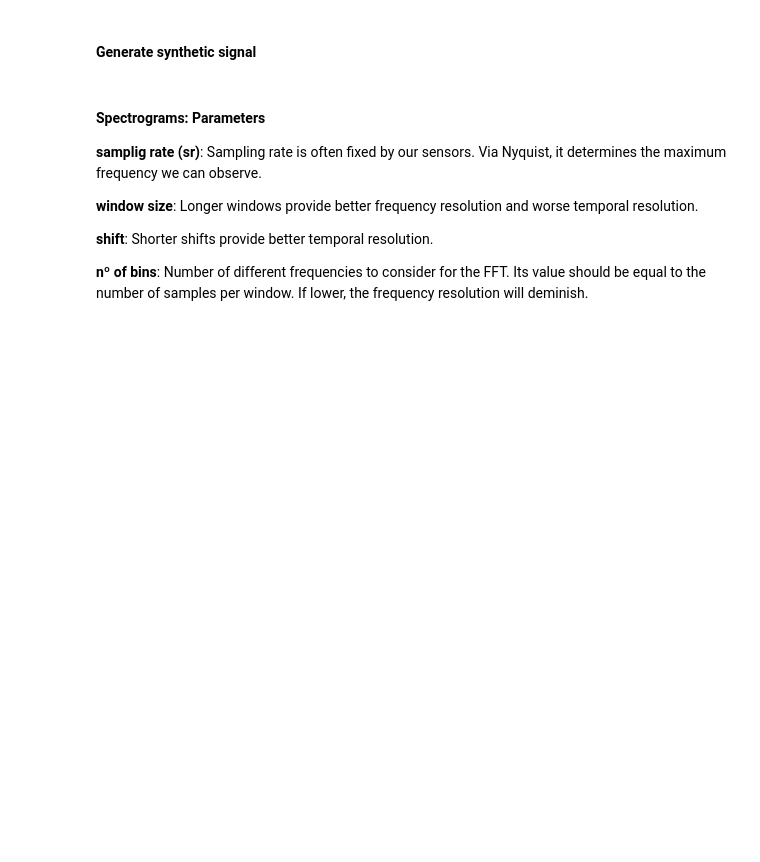
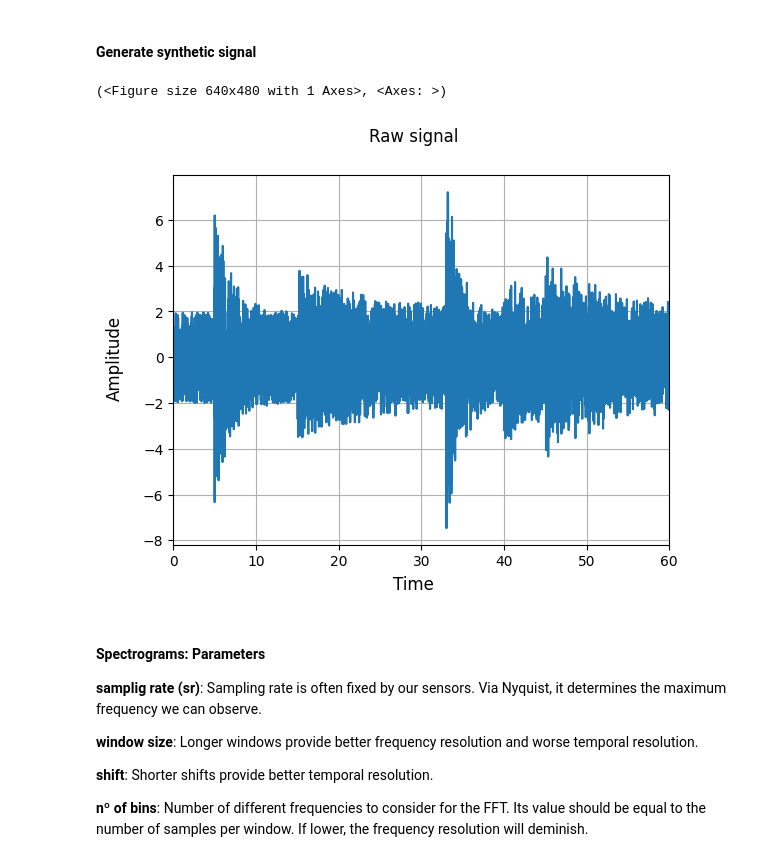
Before and after one commit to JesusGarSan/MESA, a Jupyter notebook: external/tutorials/spatial_statistics.ipynb, the cells around one changed output. Cells and saved outputs as stored; diff of their text form; code cells hidden in the pictures; blank space fills up the shorter version.

```diff
--- a/external/tutorials/spatial_statistics.ipynb
+++ b/external/tutorials/spatial_statistics.ipynb
@@ -27,32 +112,37 @@ plt.close('all')
 # %%
 T = 60 #s. Duration in secods
 sr = 100 # Sampling rate
 n_samples = int(T*sr)
 
 time = np.linspace(0,T, n_samples)
 
 # Generate Chirps
 chirp = np.zeros_like(time)
 # chirp  += generate.chirp(time, A=1.0, f0=0.0, f1=50., t0=1. ,t1=60 ,method='linear',phi=0)*generate.decay(time, 0.0, 1.)
 # chirp  += generate.chirp(time, A=1.0, f0=50., f1=0.0, t0=1. ,t1=60 ,method='linear',phi=0)*generate.decay(time, 0.0, 1.)
 # chirp  += generate.chirp(time, A=4.0, f0=40., f1=10., t0=10 ,t1=25 ,method='linear',phi=0)*generate.decay(time, 0.5, 10)
 # chirp  += generate.chirp(time, A=1.5, f0=10., f1=15., t0=25 ,t1=30 ,method='linear',phi=0)*generate.decay(time, 0.1, 25)
 
 chirp  += generate.chirp(time, A=5.0, f0=45., f1=15., t0=5. ,t1=6. ,method='linear',phi=0)*generate.decay(time, 0.5, 5.) # F falls qucikly in time
 chirp  += generate.chirp(time, A=6.0, f0=0., f1=30, t0=33 ,t1=33.1 ,method='linear',phi=0)*generate.decay(time, 0.6, 33) # F grows quickly in time
 
 chirp  += generate.chirp(time, A=2.0, f0=25., f1=25.1, t0=15 ,t1=35 ,method='linear',phi=0)*generate.decay(time, 0.1, 15) # F grows slowly in time
 chirp  += generate.chirp(time, A=2.0, f0=45., f1=44.9,t0=40 ,t1=60 ,method='linear',phi=0)*generate.decay(time, 0.2, 40) # F falls slowly in time
 
 chirp  += generate.chirp(time, A=2.0, f0=15., f1=20,t0=45 ,t1=50 ,method='linear',phi=0)*generate.decay(time, 0.1, 45)
 
 # Generate white noise
 A = 2
 np.random.rand(123)
 white = np.random.rand(int(T*sr))*A*2 - A
 
 # Synthetic signal
 signal = chirp + white
+
+plot.signal(time, signal)
+# %% [output]
+(<Figure size 640x480 with 1 Axes>, <Axes: >)
+[figure, added]
 # %% [markdown]
 #### Spectrograms: Parameters
 
```
Also changed, not shown: parts of 6 cells of this notebook, 4 other files.
